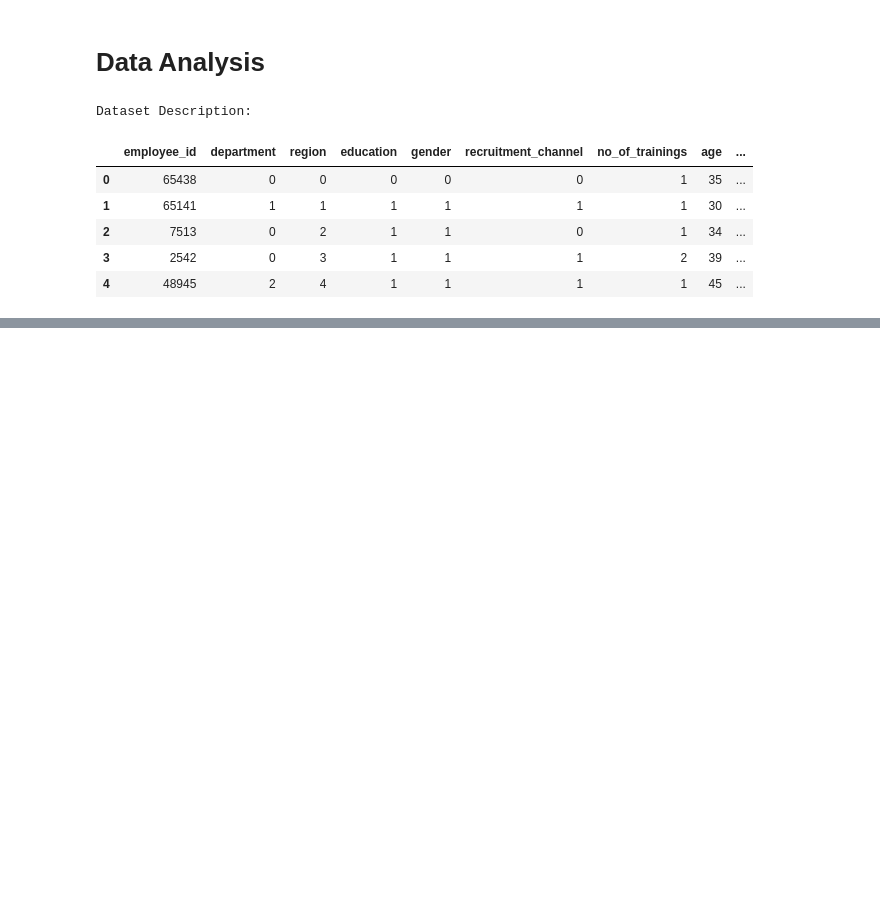
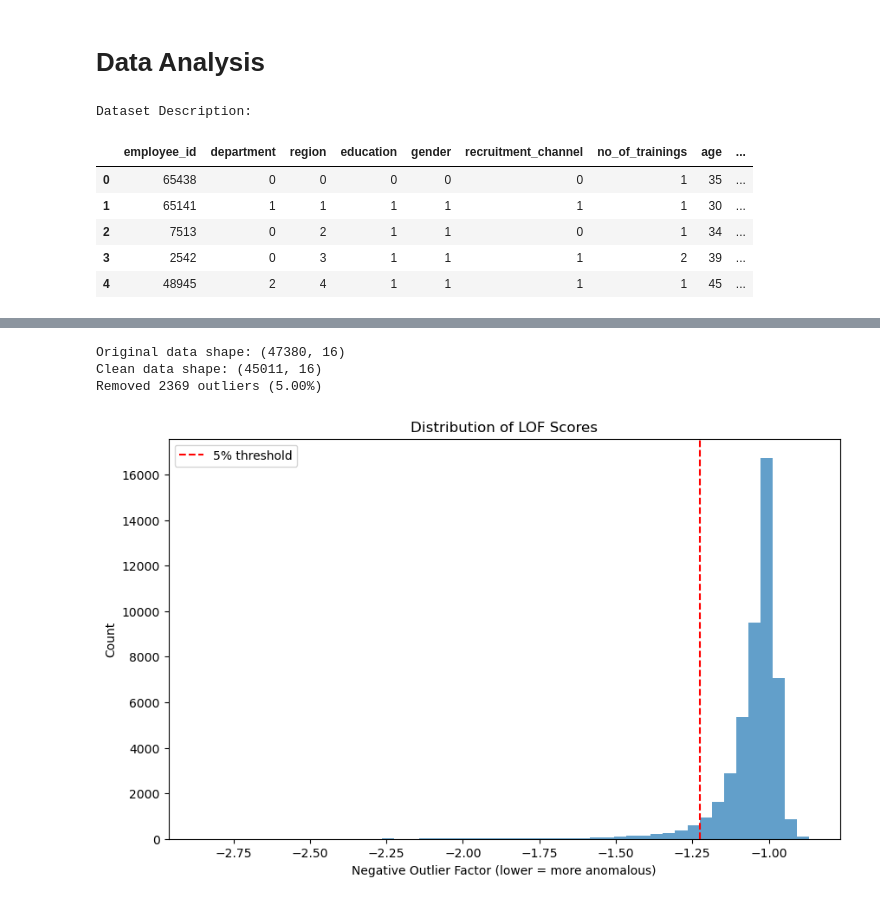
Before and after one commit to dfar1a/IA-project, a Jupyter notebook: project2/Untitled0.ipynb, the cells around one changed output, grey strips where cells are left out. Drawn from its saved outputs; the diff is of its cells as text; code cells hidden in the pictures; blank space fills up the shorter version.

```diff
--- a/project2/Untitled0.ipynb
+++ b/project2/Untitled0.ipynb
@@ -126 +146,55 @@ plt.show()
 [figure]
+# %%
+from sklearn.neighbors import LocalOutlierFactor
+
+def remove_outliers_lof(df, columns, contamination=0.05):
+    """
+    Remove outliers using Local Outlier Factor
+
+    Args:
+        df: DataFrame
+        columns: List of columns to use for outlier detection
+        contamination: Expected proportion of outliers (default=0.05)
+
+    Returns:
+        DataFrame with outliers removed, and the outlier scores
+    """
+    df_clean = df.copy()
+
+    # Extract features for outlier detection
+    X = df_clean[columns].values
+
+    # Apply LOF
+    lof = LocalOutlierFactor(n_neighbors=20, contamination=contamination)
+    y_pred = lof.fit_predict(X)
+
+    # Negative outlier factor: lower = more anomalous
+    outlier_scores = lof.negative_outlier_factor_
+
+    # Keep only inliers (labeled as 1)
+    df_clean = df_clean[y_pred == 1]
+
+    print(f"Original data shape: {df.shape}")
+    print(f"Clean data shape: {df_clean.shape}")
+    print(f"Removed {df.shape[0] - df_clean.shape[0]} outliers ({((df.shape[0] - df_clean.shape[0])/df.shape[0])*100:.2f}%)")
+
+    return df_clean, outlier_scores
+
+# Example usage with numeric columns
+numeric_cols = ['age', 'length_of_service', 'avg_training_score', 'no_of_trainings', 'previous_year_rating']
+df_no_outliers, outlier_scores = remove_outliers_lof(df, numeric_cols, contamination=0.05)
+
+# You can also visualize the distribution of outlier scores
+plt.figure(figsize=(10, 6))
+plt.hist(outlier_scores, bins=50, alpha=0.7)
+plt.axvline(x=np.percentile(outlier_scores, 5), color='red', linestyle='--', label='5% threshold')
+plt.title('Distribution of LOF Scores')
+plt.xlabel('Negative Outlier Factor (lower = more anomalous)')
+plt.ylabel('Count')
+plt.legend()
+plt.show()
+# %% [output]
+Original data shape: (47380, 16)
+Clean data shape: (45011, 16)
+Removed 2369 outliers (5.00%)
+[figure, added]
```
Also changed, not shown: parts of 12 cells of this notebook.
